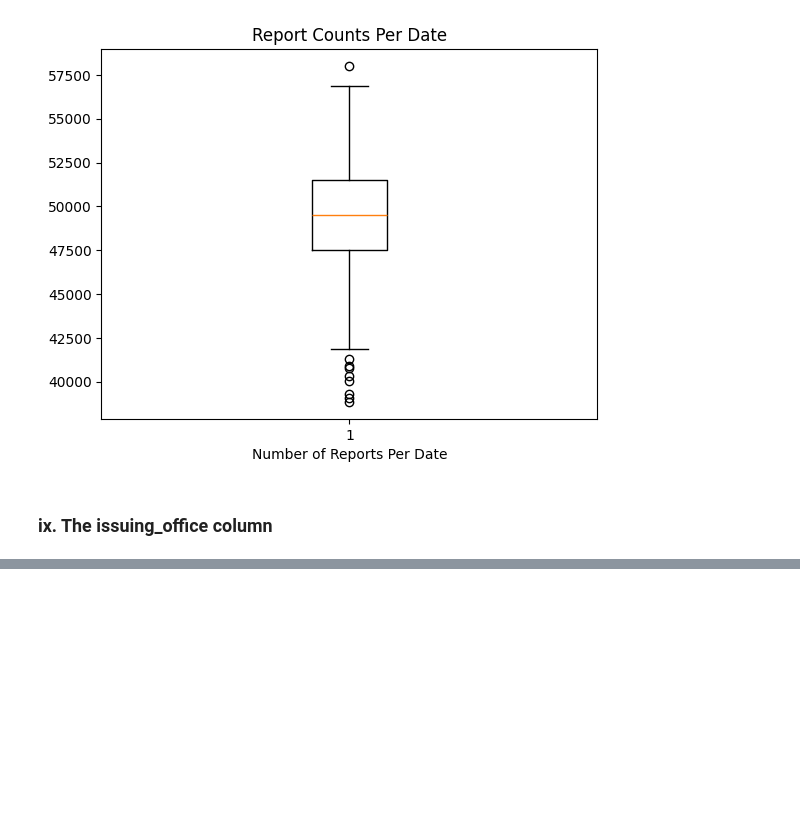
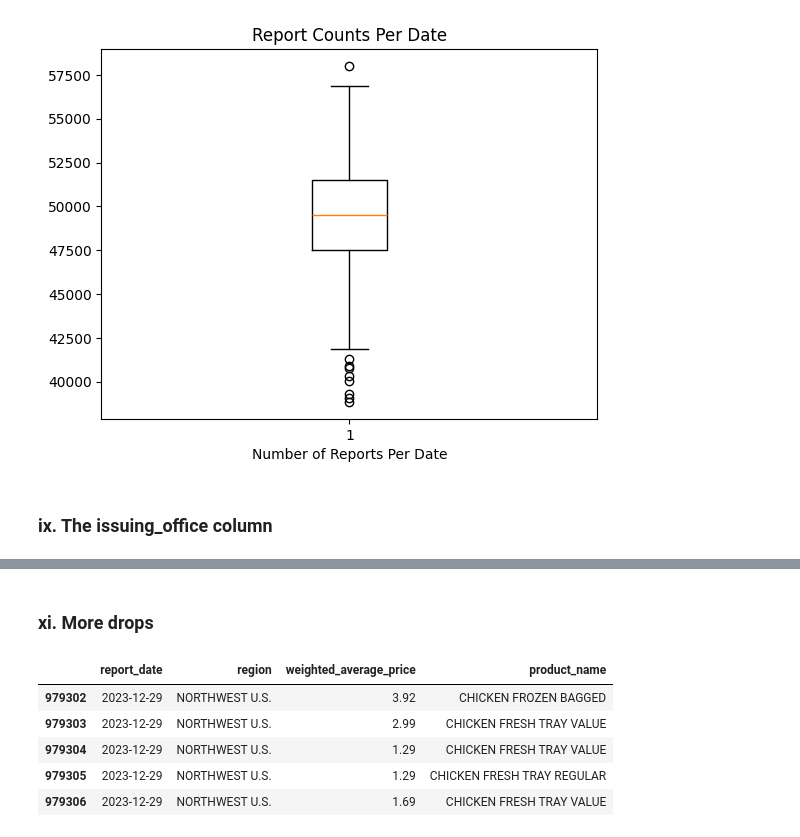
Before and after one commit to bradleytkay/Q1-2025-data-analysis-project-challenge, a Jupyter notebook: Q1-2025-step-2a-cleaning-pt-2.ipynb, the cells around one changed output, grey strips where cells are left out. Cells and saved outputs as stored; diff of their text form; code cells hidden in the pictures; blank space fills up the shorter version.

```diff
--- a/Q1-2025-step-2a-cleaning-pt-2.ipynb
+++ b/Q1-2025-step-2a-cleaning-pt-2.ipynb
@@ -545,0 +597,15 @@ Text(0.5, 0, 'Number of Reports Per Date')
+# %% [markdown]
+### xi. More drops
+# %%
+# After further thought, I don't think the issuing_office or program columns are of any value
+
+usda_df.drop(columns=['issuing_office', 'program'], axis=1, inplace=True)
+
+usda_df.head()
+# %% [output]
+|  | report_date | region | weighted_average_price | product_name |
+| 979302 | 2023-12-29 | NORTHWEST U.S. | 3.92 | CHICKEN FROZEN BAGGED |
+| 979303 | 2023-12-29 | NORTHWEST U.S. | 2.99 | CHICKEN FRESH TRAY VALUE |
+| 979304 | 2023-12-29 | NORTHWEST U.S. | 1.29 | CHICKEN FRESH TRAY VALUE |
+| 979305 | 2023-12-29 | NORTHWEST U.S. | 1.29 | CHICKEN FRESH TRAY REGULAR |
+| 979306 | 2023-12-29 | NORTHWEST U.S. | 1.69 | CHICKEN FRESH TRAY VALUE |
```
Also changed, not shown: parts of 12 cells of this notebook.
